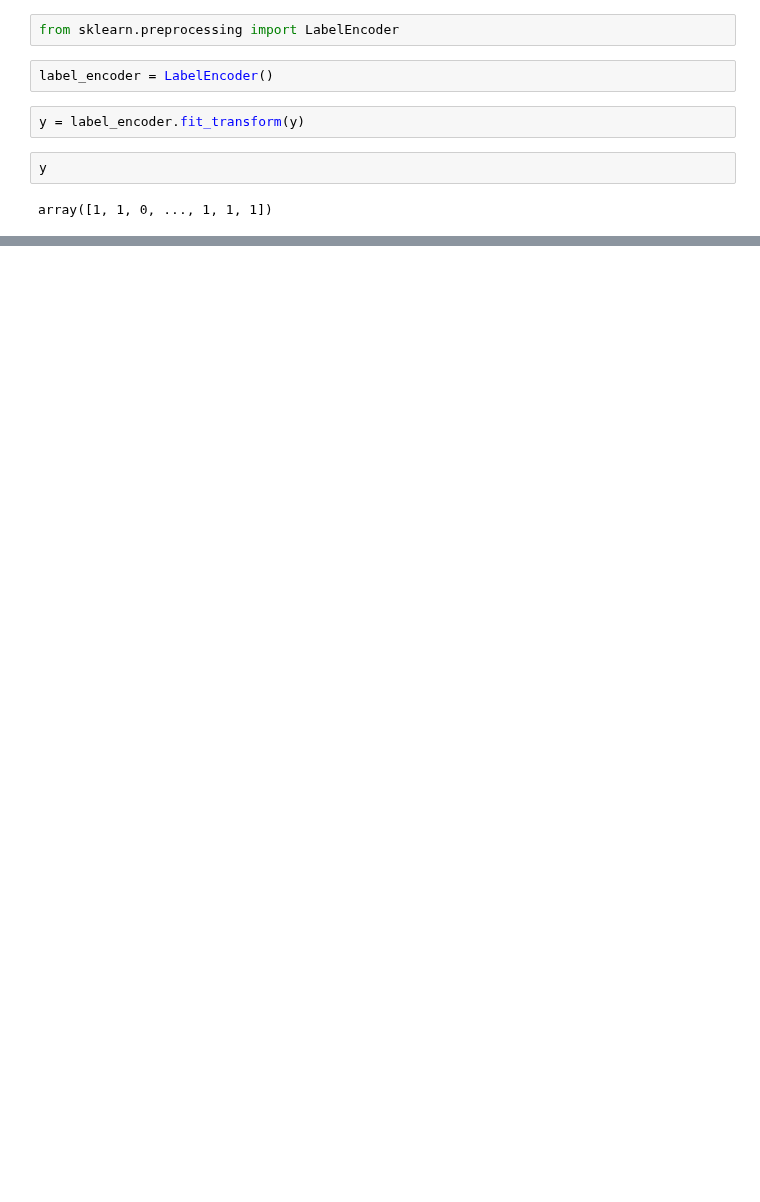
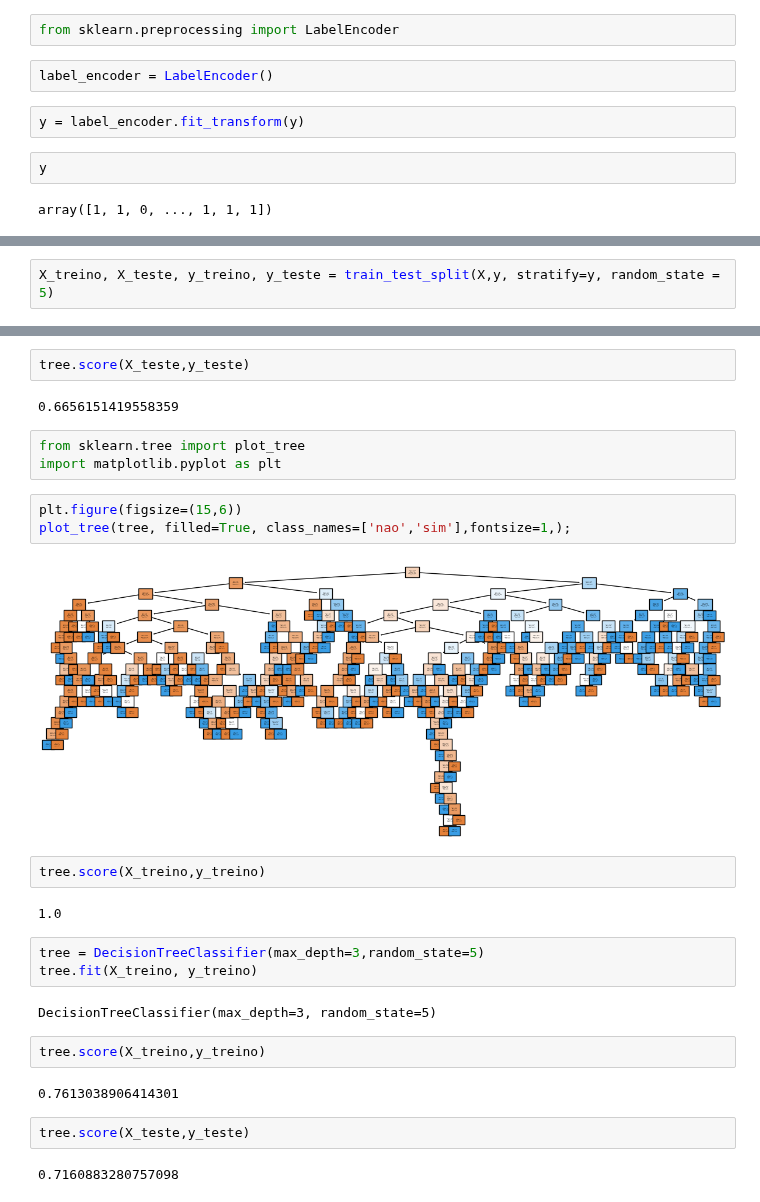
Before and after one commit to NiveskZ/estatistica-ml-alura, a Jupyter notebook: classificacao/classificacao.ipynb, the cells around one changed output, grey strips where cells are left out. Cells and saved outputs as stored; diff of their text form; blank space fills up the shorter version.

```diff
--- a/classificacao/classificacao.ipynb
+++ b/classificacao/classificacao.ipynb
@@ -149,0 +150,2 @@ array([1, 1, 0, ..., 1, 1, 1])
+# %%
+X_treino, X_teste, y_treino, y_teste = train_test_split(X,y, stratify=y, random_state = 5)
@@ -149,0 +186,29 @@ array([1, 1, 0, ..., 1, 1, 1])
+# %%
+tree.score(X_teste,y_teste)
+# %% [output]
+0.6656151419558359
+# %%
+from sklearn.tree import plot_tree
+import matplotlib.pyplot as plt
+# %%
+plt.figure(figsize=(15,6))
+plot_tree(tree, filled=True, class_names=['nao','sim'],fontsize=1,);
+# %% [output]
+[figure, added]
+# %%
+tree.score(X_treino,y_treino)
+# %% [output]
+1.0
+# %%
+tree = DecisionTreeClassifier(max_depth=3,random_state=5)
+tree.fit(X_treino, y_treino)
+# %% [output]
+DecisionTreeClassifier(max_depth=3, random_state=5)
+# %%
+tree.score(X_treino,y_treino)
+# %% [output]
+0.7613038906414301
+# %%
+tree.score(X_teste,y_teste)
+# %% [output]
+0.7160883280757098
```
Also changed, not shown: parts of 10 cells of this notebook.
